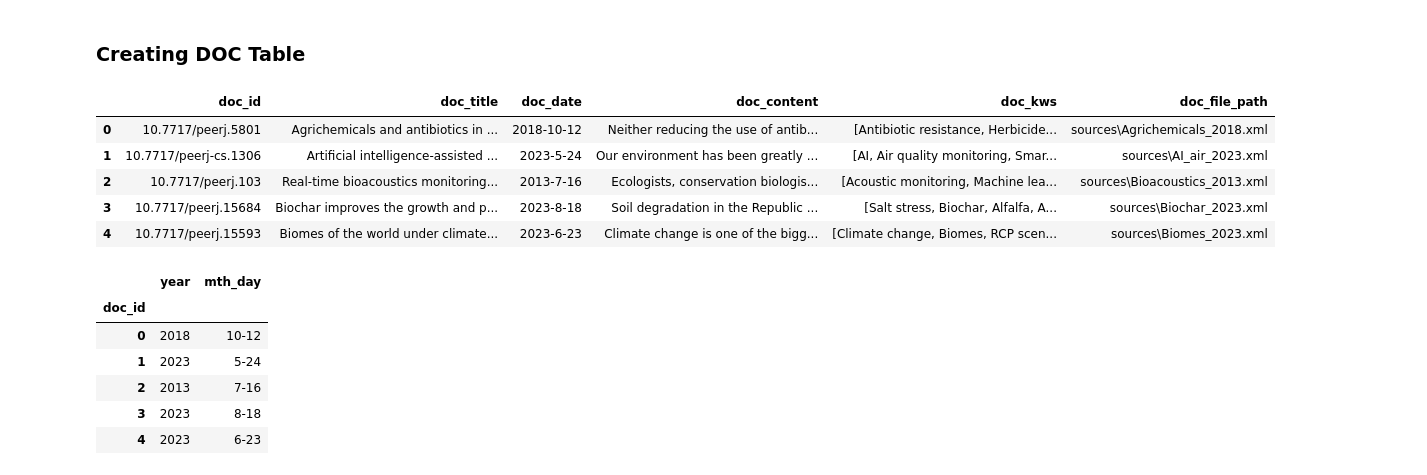
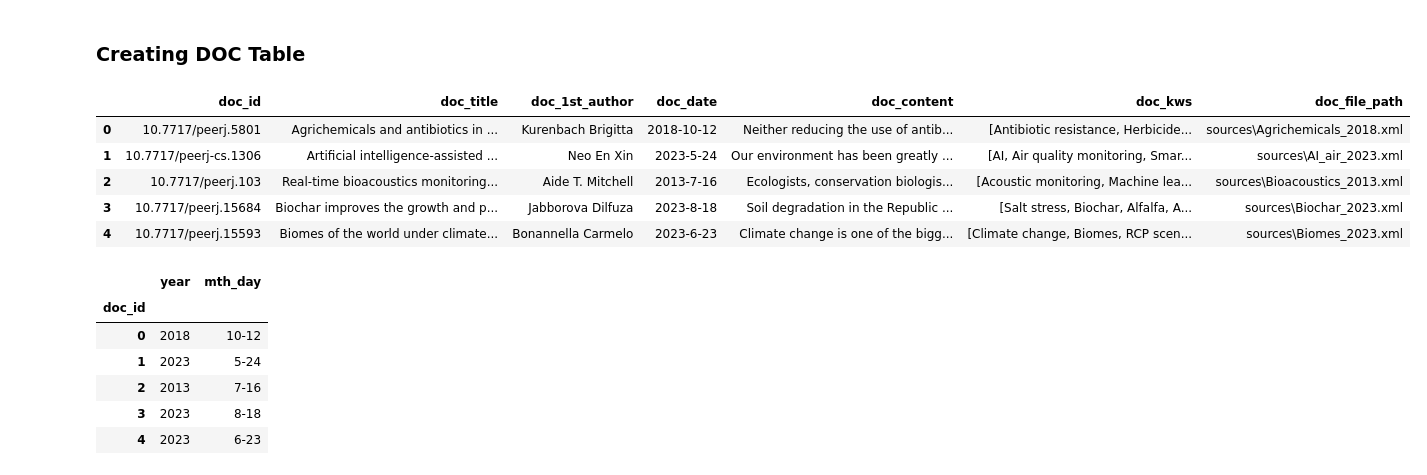
Before and after one commit to caroline-kranefuss/evolving_sentiment_climate, a Jupyter notebook: notebooks/create_tables.ipynb, the cells around one changed output. Saved outputs shown, nothing was run; the diff lists cells and outputs as text; code cells hidden in the pictures.

```diff
--- a/notebooks/create_tables.ipynb
+++ b/notebooks/create_tables.ipynb
@@ -76,42 +76,46 @@ for i, source_file_path in enumerate(source_files_paths):
 
     title_el = root.xpath("//front//article-title")[0]
     title_str = " ".join([t.strip() for t in title_el.itertext()])
+
+    author_el = root.xpath("//front//article-meta//contrib-group//contrib//name")[0]
+    author_str = " ".join([t.strip() for t in author_el.itertext()])
 
     year_str = root.xpath("//front//pub-date/year")[0].text
     month_str = root.xpath("//front//pub-date/month")[0].text
     day_str = root.xpath("//front//pub-date/day")[0].text
     date_str = "-".join([year_str, month_str, day_str])
 
     kwd_els = root.xpath("//kwd")
     kwd_strs = [kwd_el.text for kwd_el in kwd_els]
 
     p_els = root.xpath("//body//p")
     p_strs = []
     for p_el in p_els:
         etree.strip_elements(p_el, "xref", with_tail=False)
         p_str = etree.tostring(p_el, method="text", encoding="unicode")
         p_strs.append(p_str)
 
     docs.append({
         'doc_id': pub_id_str,
         'doc_title': title_str,
+        'doc_1st_author': author_str,
         'doc_date': date_str,
         'doc_content': " ".join(p_strs),
         'doc_kws': kwd_strs,
         'doc_file_path': source_file_path
     })
 
 # Convert dictionary to data frame
 DOC = pd.DataFrame(docs)
 del(docs)
 DOC.head()
 # %% [output]
-|  | doc_id | doc_title | doc_date | doc_content | doc_kws | doc_file_path |
-| 0 | 10.7717/peerj.5801 | Agrichemicals and antibiotics in ... | 2018-10-12 | Neither reducing the use of antib... | [Antibiotic resistance, Herbicide... | sources\Agrichemicals_2018.xml |
-| 1 | 10.7717/peerj-cs.1306 | Artificial intelligence-assisted ... | 2023-5-24 | Our environment has been greatly ... | [AI, Air quality monitoring, Smar... | sources\AI_air_2023.xml |
-| 2 | 10.7717/peerj.103 | Real-time bioacoustics monitoring... | 2013-7-16 | Ecologists, conservation biologis... | [Acoustic monitoring, Machine lea... | sources\Bioacoustics_2013.xml |
-| 3 | 10.7717/peerj.15684 | Biochar improves the growth and p... | 2023-8-18 | Soil degradation in the Republic ... | [Salt stress, Biochar, Alfalfa, A... | sources\Biochar_2023.xml |
-| 4 | 10.7717/peerj.15593 | Biomes of the world under climate... | 2023-6-23 | Climate change is one of the bigg... | [Climate change, Biomes, RCP scen... | sources\Biomes_2023.xml |
+|  | doc_id | doc_title | doc_1st_author | doc_date | doc_content | doc_kws | doc_file_path |
+| 0 | 10.7717/peerj.5801 | Agrichemicals and antibiotics in ... | Kurenbach Brigitta | 2018-10-12 | Neither reducing the use of antib... | [Antibiotic resistance, Herbicide... | sources\Agrichemicals_2018.xml |
+| 1 | 10.7717/peerj-cs.1306 | Artificial intelligence-assisted ... | Neo En Xin | 2023-5-24 | Our environment has been greatly ... | [AI, Air quality monitoring, Smar... | sources\AI_air_2023.xml |
+| 2 | 10.7717/peerj.103 | Real-time bioacoustics monitoring... | Aide T. Mitchell | 2013-7-16 | Ecologists, conservation biologis... | [Acoustic monitoring, Machine lea... | sources\Bioacoustics_2013.xml |
+| 3 | 10.7717/peerj.15684 | Biochar improves the growth and p... | Jabborova Dilfuza | 2023-8-18 | Soil degradation in the Republic ... | [Salt stress, Biochar, Alfalfa, A... | sources\Biochar_2023.xml |
+| 4 | 10.7717/peerj.15593 | Biomes of the world under climate... | Bonannella Carmelo | 2023-6-23 | Climate change is one of the bigg... | [Climate change, Biomes, RCP scen... | sources\Biomes_2023.xml |
 # %%
 # Save to CSV
 DOC.to_csv("csvs/DOC/DOC.csv", index=True)
```
Also changed, not shown: parts of 4 cells of this notebook, 3 other files.
